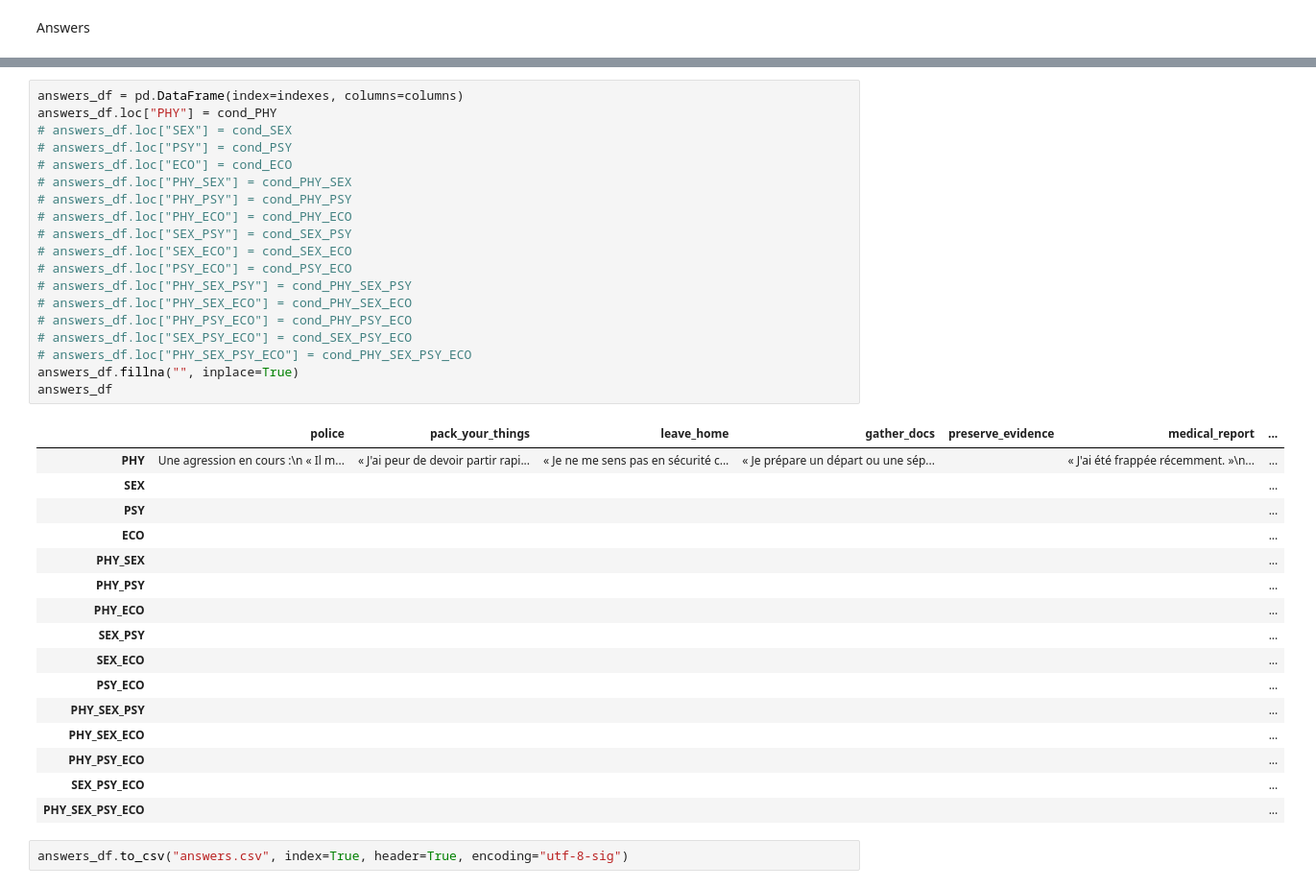
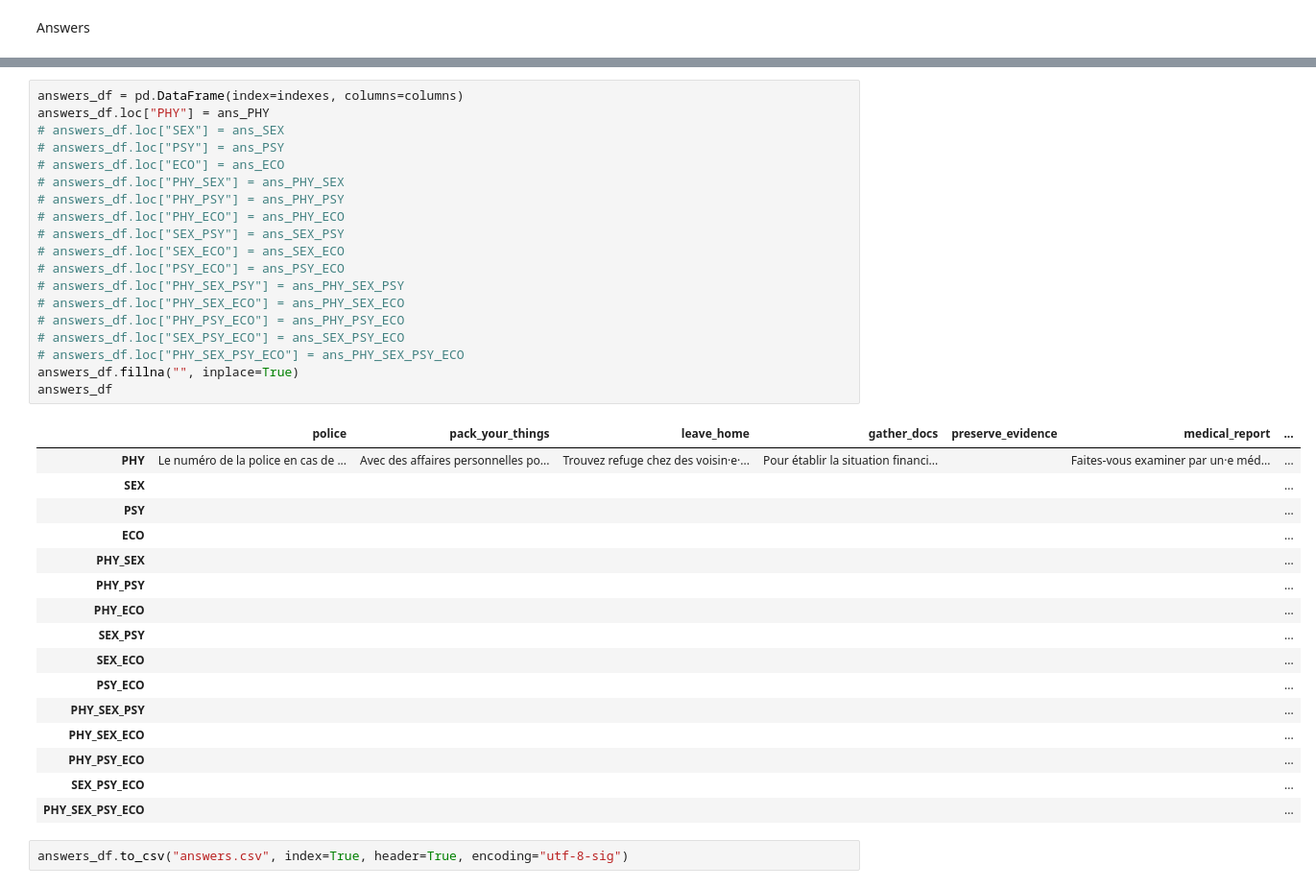
Before and after one commit to Ildsjel-EPFL/Haven, a Jupyter notebook: backend/data/file_creation.ipynb, the cells around one changed output, grey strips where cells are left out. Shown at 96% size. Drawn from its saved outputs; the diff is of its cells as text.

```diff
--- a/backend/data/file_creation.ipynb
+++ b/backend/data/file_creation.ipynb
@@ -296,26 +307,26 @@ Vous n’avez pas besoin d’avoir sécurisé votre argent avant de demander de
 ]
 # %%
 answers_df = pd.DataFrame(index=indexes, columns=columns)
-answers_df.loc["PHY"] = cond_PHY
-# answers_df.loc["SEX"] = cond_SEX
-# answers_df.loc["PSY"] = cond_PSY
-# answers_df.loc["ECO"] = cond_ECO
-# answers_df.loc["PHY_SEX"] = cond_PHY_SEX
-# answers_df.loc["PHY_PSY"] = cond_PHY_PSY
-# answers_df.loc["PHY_ECO"] = cond_PHY_ECO
-# answers_df.loc["SEX_PSY"] = cond_SEX_PSY
-# answers_df.loc["SEX_ECO"] = cond_SEX_ECO
-# answers_df.loc["PSY_ECO"] = cond_PSY_ECO
-# answers_df.loc["PHY_SEX_PSY"] = cond_PHY_SEX_PSY
-# answers_df.loc["PHY_SEX_ECO"] = cond_PHY_SEX_ECO
-# answers_df.loc["PHY_PSY_ECO"] = cond_PHY_PSY_ECO
-# answers_df.loc["SEX_PSY_ECO"] = cond_SEX_PSY_ECO
-# answers_df.loc["PHY_SEX_PSY_ECO"] = cond_PHY_SEX_PSY_ECO
+answers_df.loc["PHY"] = ans_PHY
+# answers_df.loc["SEX"] = ans_SEX
+# answers_df.loc["PSY"] = ans_PSY
+# answers_df.loc["ECO"] = ans_ECO
+# answers_df.loc["PHY_SEX"] = ans_PHY_SEX
+# answers_df.loc["PHY_PSY"] = ans_PHY_PSY
+# answers_df.loc["PHY_ECO"] = ans_PHY_ECO
+# answers_df.loc["SEX_PSY"] = ans_SEX_PSY
+# answers_df.loc["SEX_ECO"] = ans_SEX_ECO
+# answers_df.loc["PSY_ECO"] = ans_PSY_ECO
+# answers_df.loc["PHY_SEX_PSY"] = ans_PHY_SEX_PSY
+# answers_df.loc["PHY_SEX_ECO"] = ans_PHY_SEX_ECO
+# answers_df.loc["PHY_PSY_ECO"] = ans_PHY_PSY_ECO
+# answers_df.loc["SEX_PSY_ECO"] = ans_SEX_PSY_ECO
+# answers_df.loc["PHY_SEX_PSY_ECO"] = ans_PHY_SEX_PSY_ECO
 answers_df.fillna("", inplace=True)
 answers_df
 # %% [output]
 |  | police | pack_your_things | leave_home | gather_docs | preserve_evidence | medical_report | ... |
-| PHY | Une agression en cours :\n « Il m... | « J'ai peur de devoir partir rapi... | « Je ne me sens pas en sécurité c... | « Je prépare un départ ou une sép... |  | « J'ai été frappée récemment. »\n... | ... |
+| PHY | Le numéro de la police en cas de ... | Avec des affaires personnelles po... | Trouvez refuge chez des voisin·e·... | Pour établir la situation financi... |  | Faites-vous examiner par un·e méd... | ... |
 | SEX |  |  |  |  |  |  | ... |
 | PSY |  |  |  |  |  |  | ... |
 | ECO |  |  |  |  |  |  | ... |
```
Also changed, not shown: parts of 2 cells of this notebook, 8 other files.
